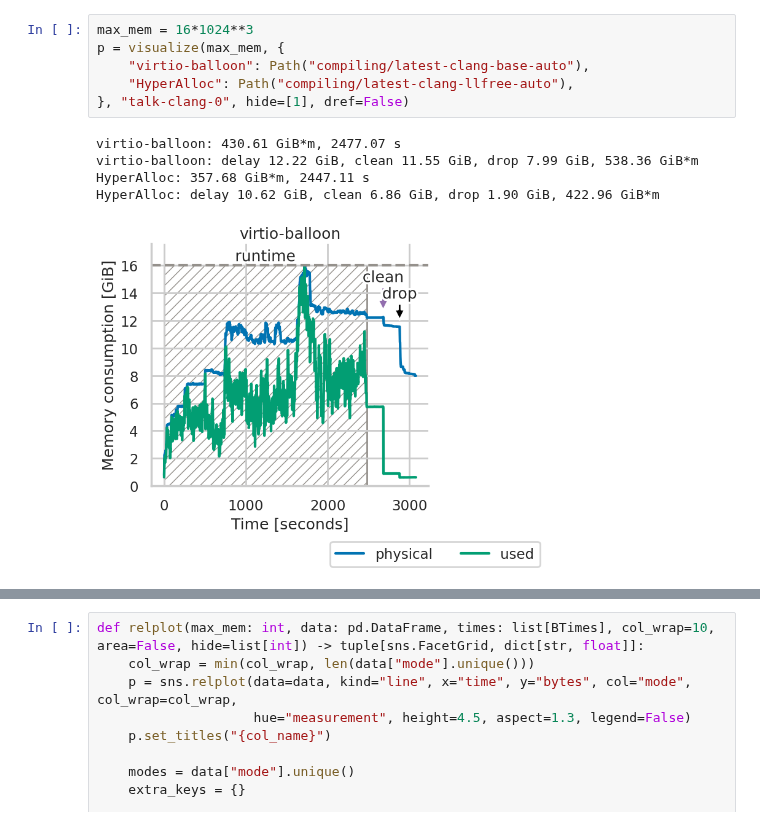
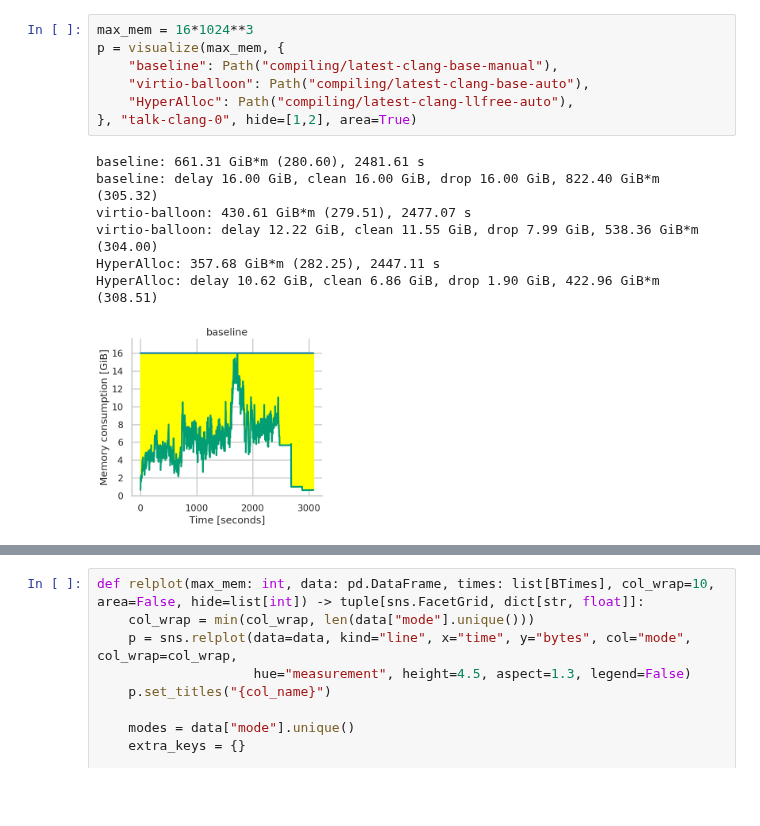
Before and after one commit to luhsra/hyperalloc-bench, a Jupyter notebook: talk.ipynb, the cells around one changed output, grey strips where cells are left out. Drawn from its saved outputs; the diff is of its cells as text; blank space fills up the shorter version.

Commit message:
Improve talk figs

```diff
--- a/talk.ipynb
+++ b/talk.ipynb
@@ -229,12 +257,15 @@ def parse_inflate(path: Path, iter: int = 1) -> pd.DataFrame:
 # %%
 max_mem = 16*1024**3
 p = visualize(max_mem, {
+    "baseline": Path("compiling/latest-clang-base-manual"),
     "virtio-balloon": Path("compiling/latest-clang-base-auto"),
     "HyperAlloc": Path("compiling/latest-clang-llfree-auto"),
-}, "talk-clang-0", hide=[1], dref=False)
+}, "talk-clang-0", hide=[1,2], area=True)
 # %% [output]
-virtio-balloon: 430.61 GiB*m, 2477.07 s
-virtio-balloon: delay 12.22 GiB, clean 11.55 GiB, drop 7.99 GiB, 538.36 GiB*m
-HyperAlloc: 357.68 GiB*m, 2447.11 s
-HyperAlloc: delay 10.62 GiB, clean 6.86 GiB, drop 1.90 GiB, 422.96 GiB*m
+baseline: 661.31 GiB*m (280.60), 2481.61 s
+baseline: delay 16.00 GiB, clean 16.00 GiB, drop 16.00 GiB, 822.40 GiB*m (305.32)
+virtio-balloon: 430.61 GiB*m (279.51), 2477.07 s
+virtio-balloon: delay 12.22 GiB, clean 11.55 GiB, drop 7.99 GiB, 538.36 GiB*m (304.00)
+HyperAlloc: 357.68 GiB*m (282.25), 2447.11 s
+HyperAlloc: delay 10.62 GiB, clean 6.86 GiB, drop 1.90 GiB, 422.96 GiB*m (308.51)
-[figure, old version]
+[figure, new version]
```
Also changed, not shown: parts of 6 cells of this notebook, 8 other files.
